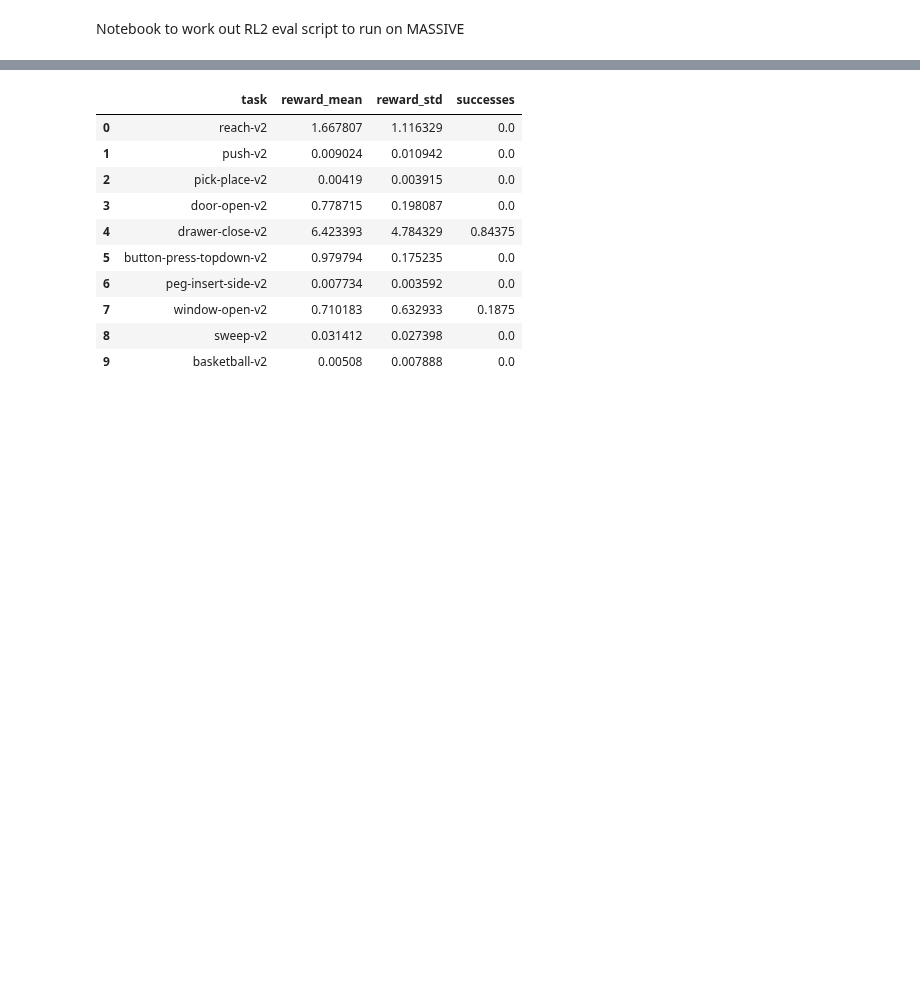
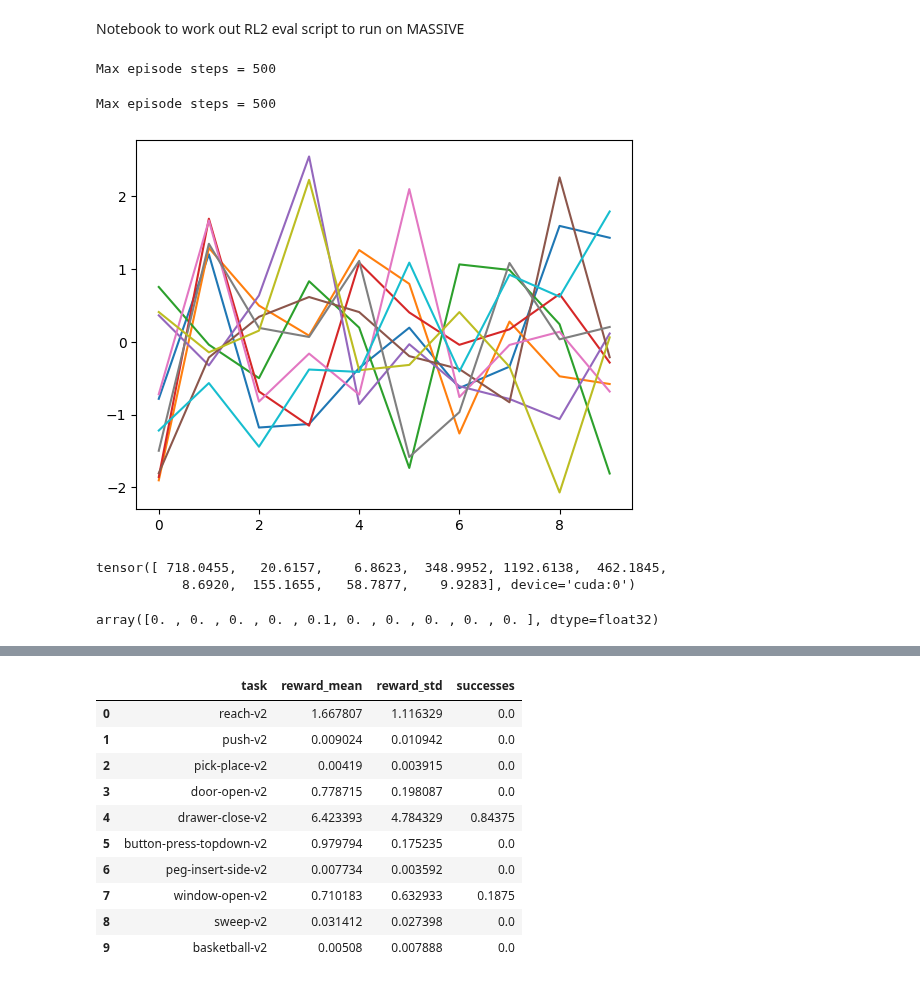
Before and after one commit to gdubbs100/right_left_brain_rl, a Jupyter notebook: rl2_eval_working.ipynb, the cells around one changed output, grey strips where cells are left out. Drawn from its saved outputs; the diff is of its cells as text; code cells hidden in the pictures; blank space fills up the shorter version.

```diff
--- a/rl2_eval_working.ipynb
+++ b/rl2_eval_working.ipynb
@@ -17,6 +17,6 @@ warnings.filterwarnings('ignore')
 device = torch.device("cuda:0" if torch.cuda.is_available() else "cpu")
 # %%
 ## get the model
-RUN_FOLDER = './logs/logs_ML10-v2/rl2_73__25:10_21:13:08'
+RUN_FOLDER = './logs/logs_ML10-v2/rl2_73__28:10_14:11:29'
 policy_net = torch.load(RUN_FOLDER + '/models/policy.pt')
 encoder_net = torch.load(RUN_FOLDER + '/models/encoder.pt')
@@ -22,0 +141,45 @@ encoder_net = torch.load(RUN_FOLDER + '/models/encoder.pt')
+# %%
+rewards, successes = evaluate(
+    'ML10-v2',
+    policy=policy_net,
+    ret_rms = False,
+    iter_idx=1,
+    tasks = None,
+    encoder=encoder_net,
+    num_episodes=10,
+    num_processes = 10,
+    num_explore=None
+)
+# %% [output]
+Max episode steps = 500
+# %%
+rewards2, successes2 = evaluate(
+    'ML10-v2',
+    policy=policy_net,
+    ret_rms = False,
+    iter_idx=2,
+    tasks = None,
+    encoder=encoder_net,
+    num_episodes=10,
+    num_processes = 10,
+    num_explore=None
+)
+# %% [output]
+Max episode steps = 500
+# %%
+rwds = rewards.detach().cpu().numpy().T
+norm_rwds = (rwds - np.mean(rwds, axis = 0)) / np.std(rwds, axis =0)
+plt.plot(
+    range(10),norm_rwds
+);
+# %% [output]
+[figure, added]
+# %%
+rewards.mean(dim=1)
+# %% [output]
+tensor([ 718.0455,   20.6157,    6.8623,  348.9952, 1192.6138,  462.1845,
+           8.6920,  155.1655,   58.7877,    9.9283], device='cuda:0')
+# %%
+successes2.mean(dim=1).detach().cpu().numpy()
+# %% [output]
+array([0. , 0. , 0. , 0. , 0.1, 0. , 0. , 0. , 0. , 0. ], dtype=float32)
```
Also changed, not shown: parts of 27 cells of this notebook, 6 other files.
